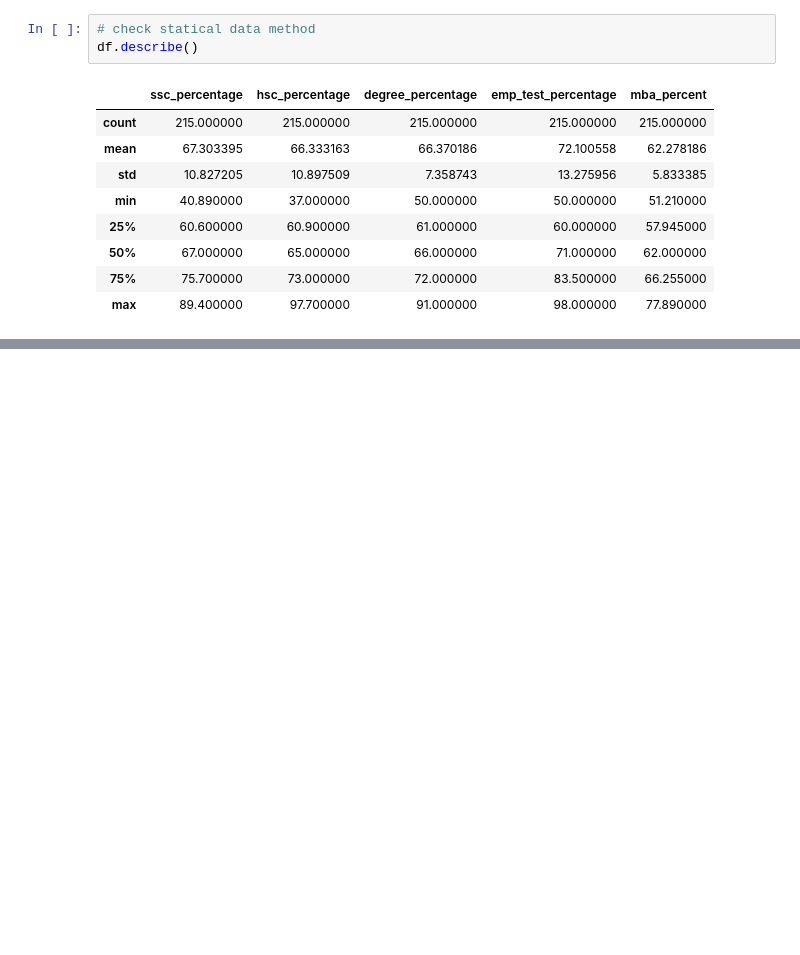
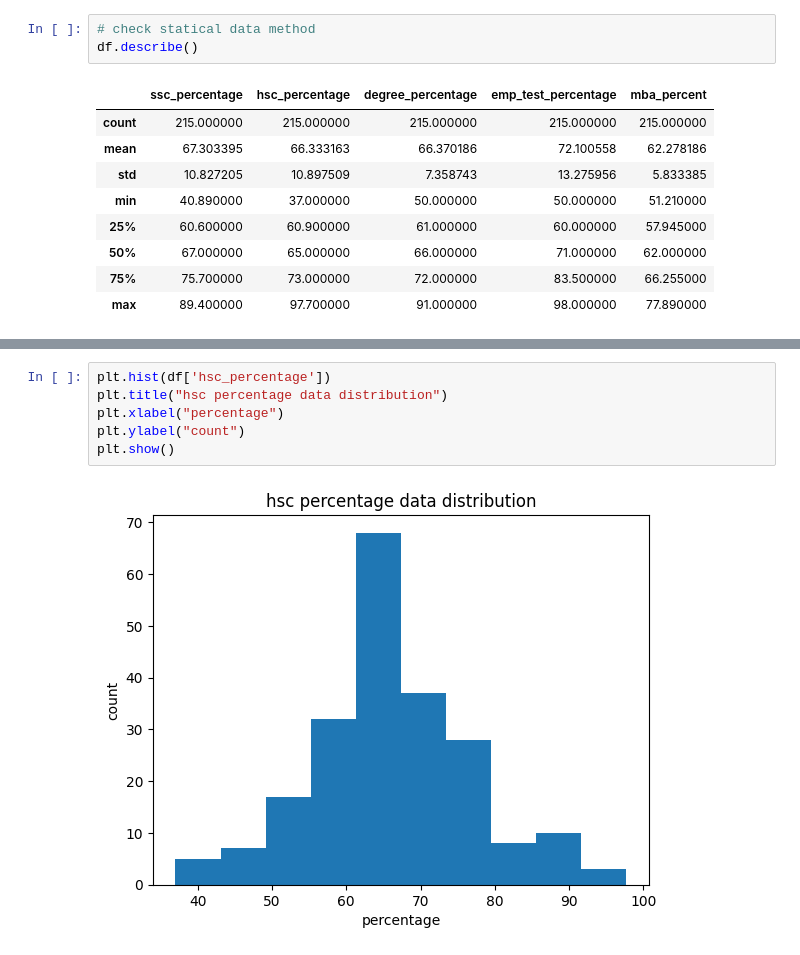
Before and after one commit to kumar291098/JobPlacementPrediction, a Jupyter notebook: JobPlacementPrediction.ipynb, the cells around one changed output, grey strips where cells are left out. Cells and saved outputs as stored; diff of their text form; blank space fills up the shorter version.

```diff
--- a/JobPlacementPrediction.ipynb
+++ b/JobPlacementPrediction.ipynb
@@ -80,0 +93,8 @@ df.describe()
+# %%
+plt.hist(df['hsc_percentage'])
+plt.title("hsc percentage data distribution")
+plt.xlabel("percentage")
+plt.ylabel("count")
+plt.show()
+# %% [output]
+[figure, added]
```
Also changed, not shown: parts of 7 cells of this notebook.
